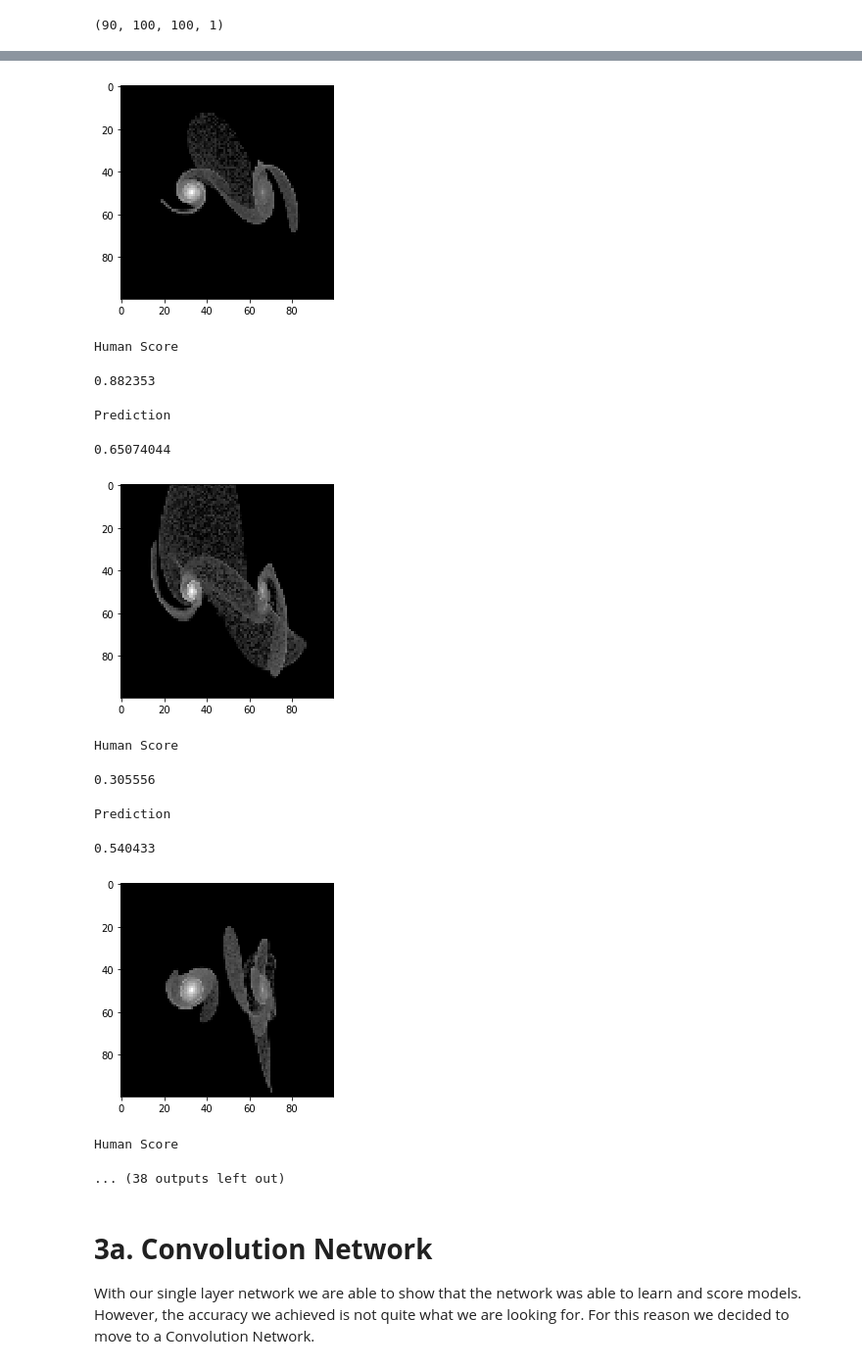
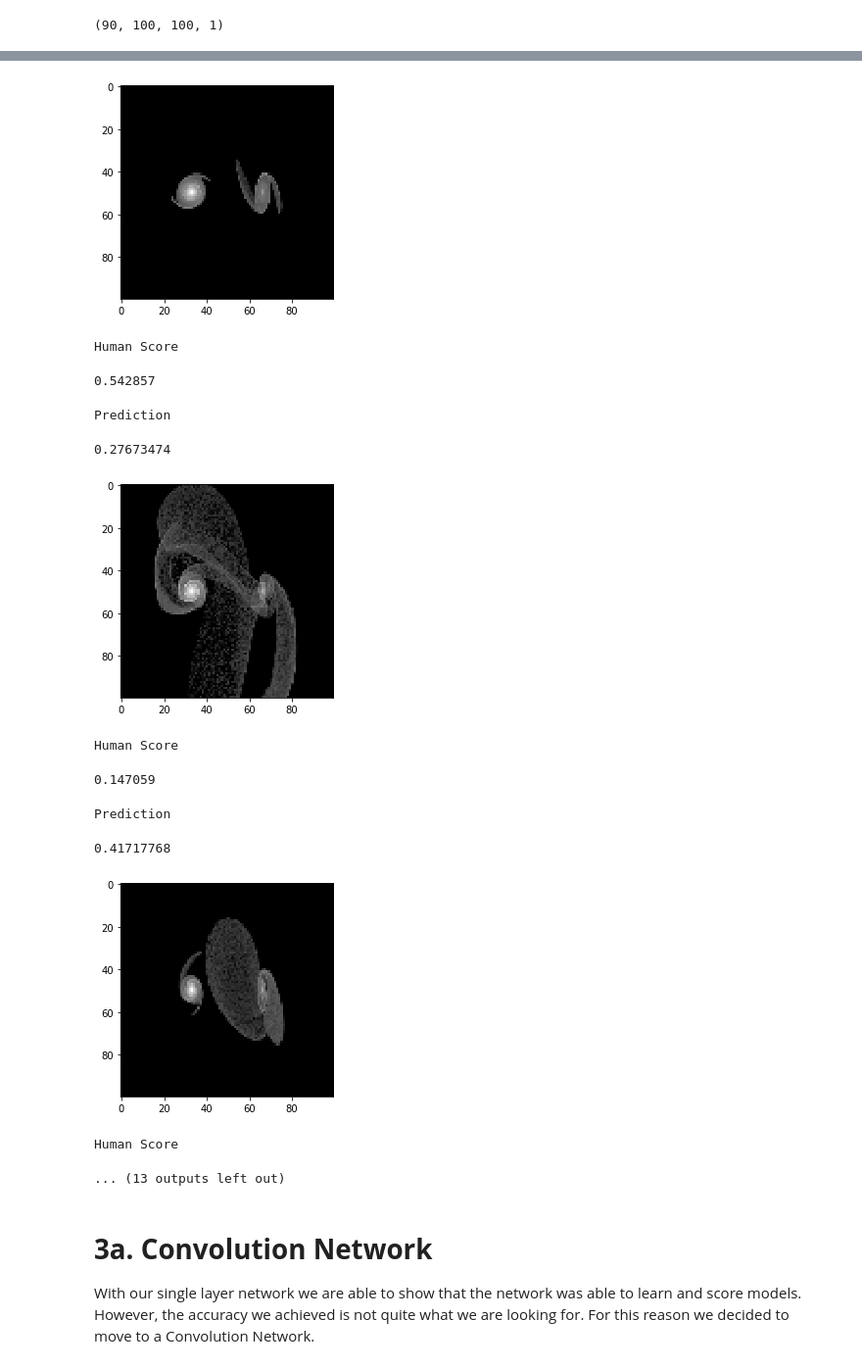
Before and after one commit to CSCI4850/S20-team2-project, a Jupyter notebook: Demo/Demo.ipynb, the cells around one changed output, grey strips where cells are left out. Shown at 98% size. Saved outputs shown, nothing was run; the diff lists cells and outputs as text; code cells hidden in the pictures.

```diff
--- a/Demo/Demo.ipynb
+++ b/Demo/Demo.ipynb
@@ -93,10 +85,9 @@ display(Xoriginal.shape)
 # %% [markdown]
 ##### **Load in model scores**
 # %%
-# We need to attach a human score to the image data
-# so that the net can learn how correct each model is
+# We need to attach our human scores to the image data
 
-Y = np.loadtxt('./miscImgs/scores/humanScores.txt')
+Y = np.loadtxt('miscImgs/scores/humanScores.txt')
 Y=Y[0:600]
 display(Y[0:10])
 display(Y.shape)
@@ -216,0 +140,4 @@ Validation loss final
+# %%
+model = load_model('SingleModelPaper')
+
+model.summary()
@@ -281,7 +198,7 @@ plt.show()
 
 absDiff = np.abs(diff)
 
-bottom = np.argpartition(absDiff, -10)[-10:]
+bottom = np.argpartition(absDiff, -5)[-5:]
 top = np.argpartition(absDiff, 5)[:5]
 display(top)
 display(bottom)
@@ -318,28 +235,28 @@ Human Score
 # %%
 # And for comparison we will also view the worst predictions the model gave
 
-for i in range (10):
+for i in range (5):
     plt.imshow(image.array_to_img(x_original_test[bottom[i],:,:,:]), cmap='Greys_r')
     plt.show()
 
     print("Human Score")
     display(y_test[bottom[i]])
     print("Prediction")
     display(preds[bottom[i]][0])
 # %% [output]
-[figure, old version]
+[figure, new version]
 Human Score
-0.882353
+0.542857
 Prediction
-0.65074044
+0.27673474
-[figure, old version]
+[figure, new version]
 Human Score
-0.305556
+0.147059
 Prediction
-0.540433
+0.41717768
-[figure, old version]
+[figure, new version]
 Human Score
-... (38 outputs left out)
+... (13 outputs left out)
 # %% [markdown]
 # **3a. Convolution Network**
 
```
Also changed, not shown: parts of 73 cells of this notebook.
